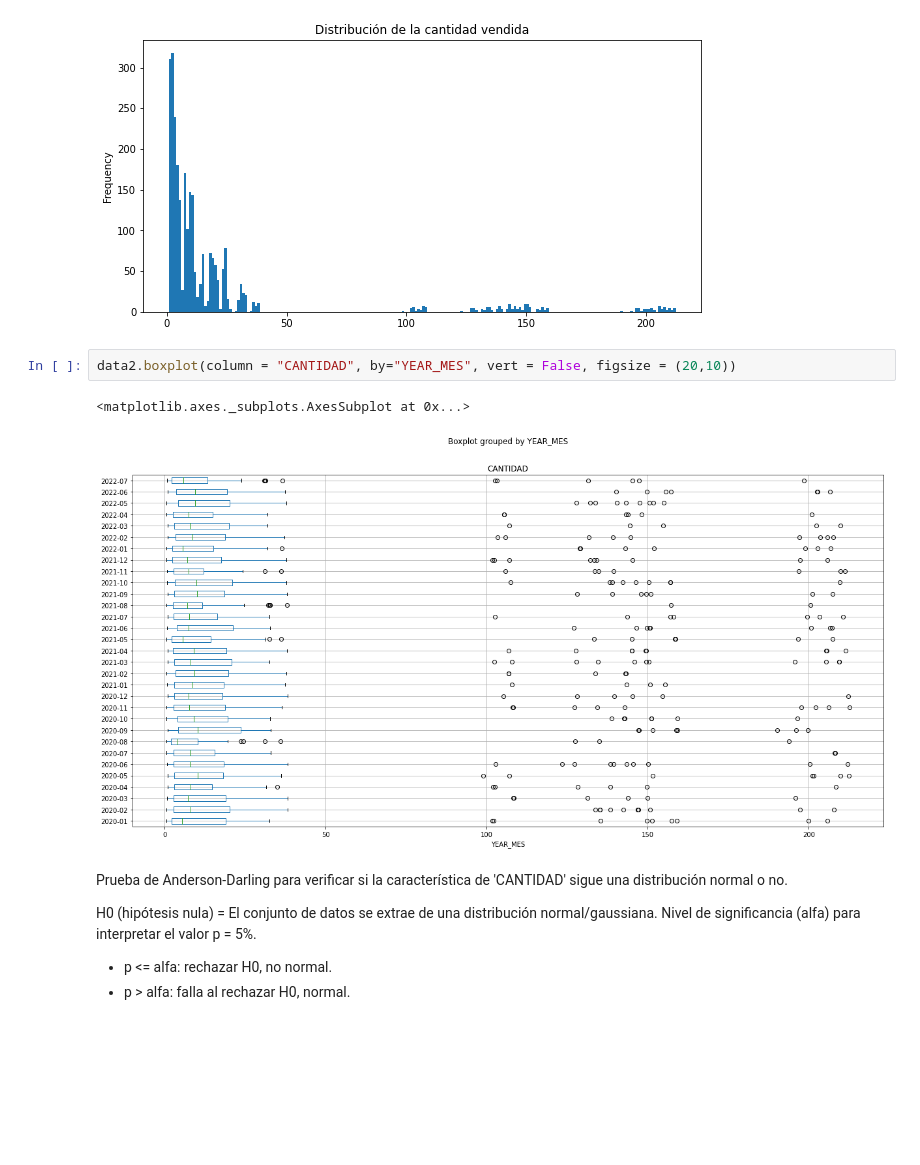
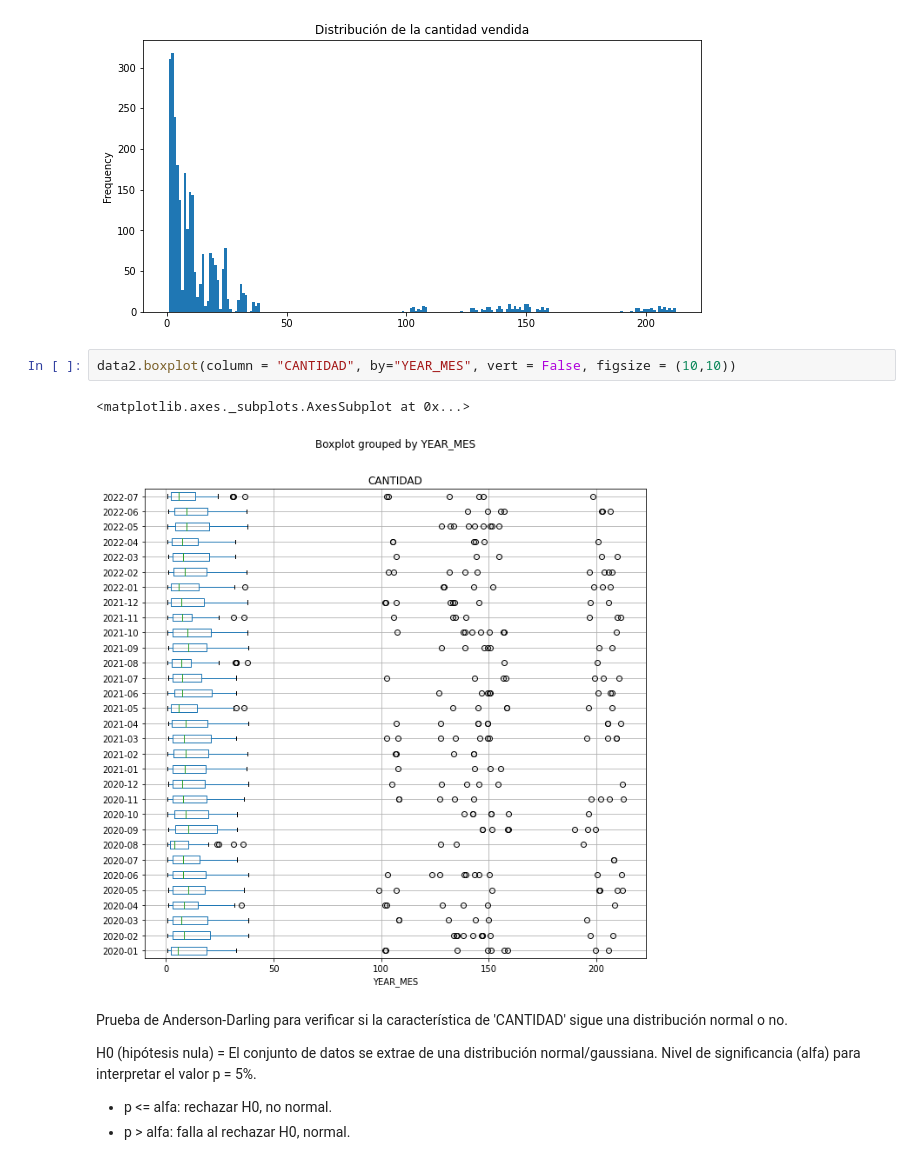
Before and after one commit to rdcn93/UPC_PI2_Model, a Jupyter notebook: UPC_PI2_Modelo.ipynb, the cells around one changed output. Saved outputs shown, nothing was run; the diff lists cells and outputs as text; blank space fills up the shorter version.

```diff
--- a/UPC_PI2_Modelo.ipynb
+++ b/UPC_PI2_Modelo.ipynb
@@ -443,10 +443,10 @@ plt.show()
 # %% [output]
 [figure]
 # %%
-data2.boxplot(column = "CANTIDAD", by="YEAR_MES", vert = False, figsize = (20,10))
+data2.boxplot(column = "CANTIDAD", by="YEAR_MES", vert = False, figsize = (10,10))
 # %% [output]
 <matplotlib.axes._subplots.AxesSubplot at 0x...>
-[figure, old version]
+[figure, new version]
 # %% [markdown]
 Prueba de Anderson-Darling para verificar si la característica de 'CANTIDAD' sigue una distribución normal o no.
 
```
Also changed, not shown: parts of 27 cells of this notebook.
